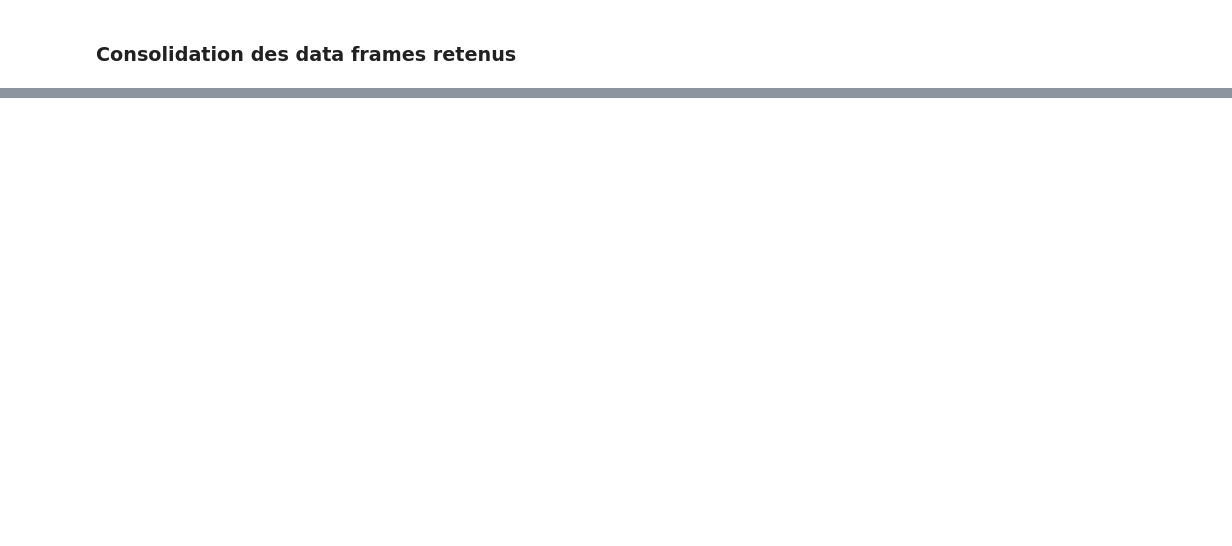
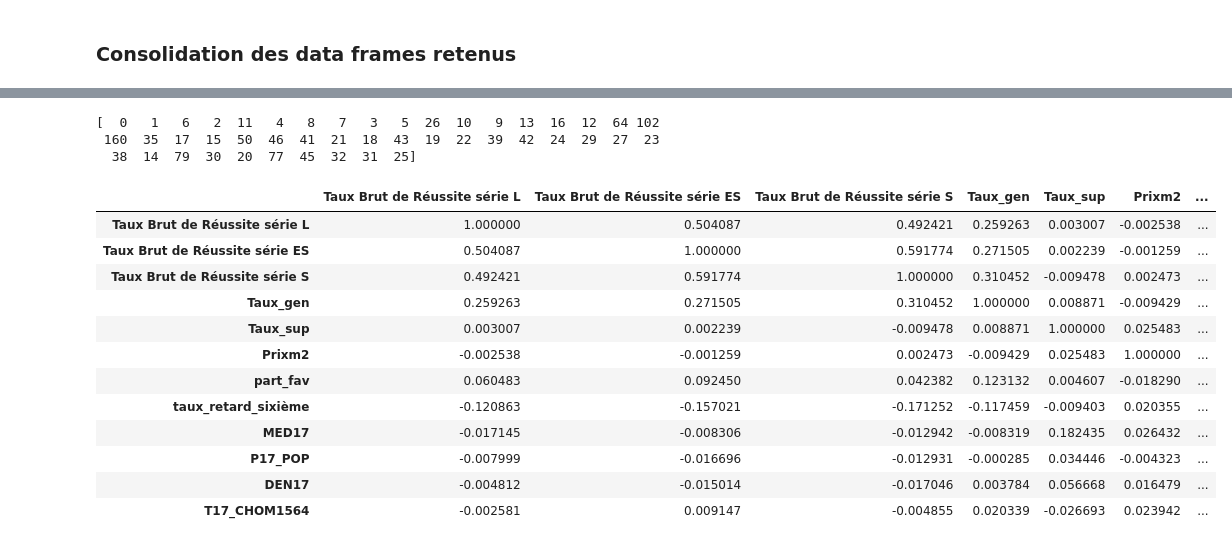
Before and after one commit to pguillot4/Python_project, a Jupyter notebook: Projet_Education-checkpoint.ipynb, the cells around one changed output, grey strips where cells are left out. Cells and saved outputs as stored; diff of their text form; code cells hidden in the pictures; blank space fills up the shorter version.

```diff
--- a/Projet_Education-checkpoint.ipynb
+++ b/Projet_Education-checkpoint.ipynb
@@ -399,0 +466,14 @@ df
+# %%
+#Pour fusionner la base, les valeurs dans les colonnes Académie doivent être identiques
+bdd_academ = bdd_academ.sort_values(by ='Académie', ascending = True)
+def up(x):
+    return(x.upper())
+bdd_academ["Académie"] = bdd_academ["Académie"].apply(up)
+bdd_academ['Académie'] = bdd_academ['Académie'].str.replace('Ç', "C")
+bdd_academ['Académie'] = bdd_academ['Académie'].str.replace('É', "E")
+bdd_academ['Académie'] = bdd_academ['Académie'].replace({'CLERMONT' : 'CLERMONT-FERRAND'})
+
+print(pd.unique(bdd_academ["Académie"]))
+print(pd.unique(df2["Académie"]))
+print(pd.unique(bdd_academ['Académie'].isin(df2['Académie'])))
+#On va donc pouvoir utiliser les données comprises dans la colonne Académie pour fusionner nos bases
@@ -399,0 +492,10 @@ df
+# %%
+df3 = pd.merge(df2, bdd_academ, on ="Académie", how ="outer")
+df2  = df2.dropna(subset=['Code Etablissement'])
+print(df3.shape)
+print(df3.columns)
+
+print(df3["part_fav"])
+
+
+#Version finale de la base le 8/12 : df3
@@ -399,0 +622,24 @@ df
+# %%
+df3["nb_hotel_com"] = df3["nb_hotel_com"].fillna(0, inplace = False)
+# %% [output]
+[  0   1   6   2  11   4   8   7   3   5  26  10   9  13  16  12  64 102
+ 160  35  17  15  50  46  41  21  18  43  19  22  39  42  24  29  27  23
+  38  14  79  30  20  77  45  32  31  25]
+# %%
+correlation_liste = df3[["Taux Brut de Réussite série L","Taux Brut de Réussite série ES", "Taux Brut de Réussite série S", "Taux_gen", "Taux_sup", 'Prixm2','part_fav', 'taux_retard_sixième', "MED17", "P17_POP", "DEN17", "nb_hotel_com", "T17_CHOM1564"]].corr()
+# %%
+correlation_liste.style.background_gradient(cmap="RdBu_r", low = 0 , high = 0)
+# %% [output]
+|  | Taux Brut de Réussite série L | Taux Brut de Réussite série ES | Taux Brut de Réussite série S | Taux_gen | Taux_sup | Prixm2 | ... |
+| Taux Brut de Réussite série L | 1.000000 | 0.504087 | 0.492421 | 0.259263 | 0.003007 | -0.002538 | ... |
+| Taux Brut de Réussite série ES | 0.504087 | 1.000000 | 0.591774 | 0.271505 | 0.002239 | -0.001259 | ... |
+| Taux Brut de Réussite série S | 0.492421 | 0.591774 | 1.000000 | 0.310452 | -0.009478 | 0.002473 | ... |
+| Taux_gen | 0.259263 | 0.271505 | 0.310452 | 1.000000 | 0.008871 | -0.009429 | ... |
+| Taux_sup | 0.003007 | 0.002239 | -0.009478 | 0.008871 | 1.000000 | 0.025483 | ... |
+| Prixm2 | -0.002538 | -0.001259 | 0.002473 | -0.009429 | 0.025483 | 1.000000 | ... |
+| part_fav | 0.060483 | 0.092450 | 0.042382 | 0.123132 | 0.004607 | -0.018290 | ... |
+| taux_retard_sixième | -0.120863 | -0.157021 | -0.171252 | -0.117459 | -0.009403 | 0.020355 | ... |
+| MED17 | -0.017145 | -0.008306 | -0.012942 | -0.008319 | 0.182435 | 0.026432 | ... |
+| P17_POP | -0.007999 | -0.016696 | -0.012931 | -0.000285 | 0.034446 | -0.004323 | ... |
+| DEN17 | -0.004812 | -0.015014 | -0.017046 | 0.003784 | 0.056668 | 0.016479 | ... |
+| T17_CHOM1564 | -0.002581 | 0.009147 | -0.004855 | 0.020339 | -0.026693 | 0.023942 | ... |
```
Also changed, not shown: parts of 22 cells of this notebook.
